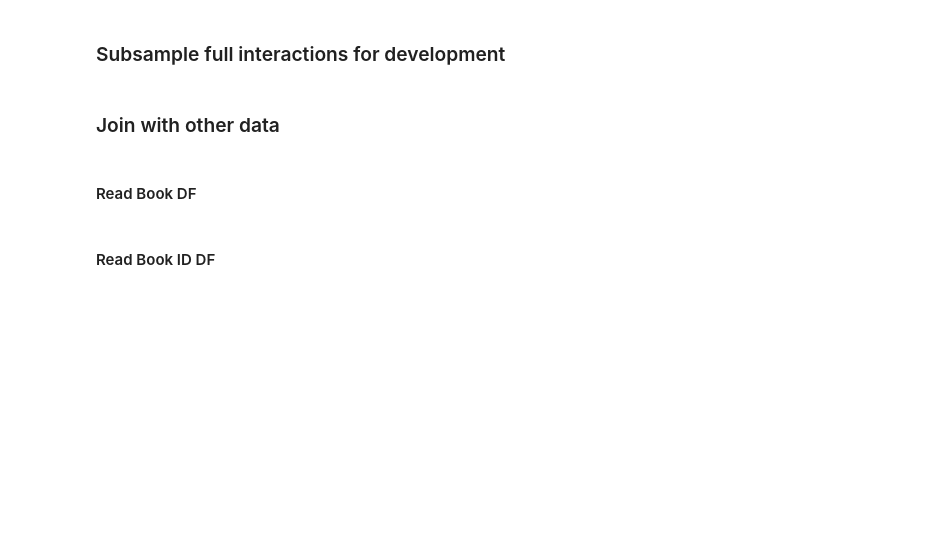
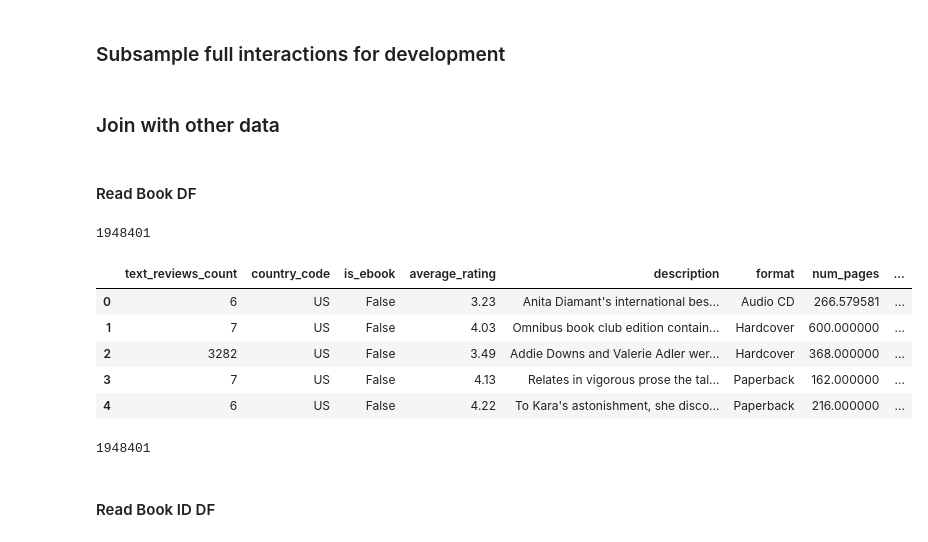
Before and after one commit to kedarthakkar/book_embeddings, a Jupyter notebook: notebooks/book_embeddings.ipynb, the cells around one changed output. Cells and saved outputs as stored; diff of their text form; code cells hidden in the pictures; blank space fills up the shorter version.

```diff
--- a/notebooks/book_embeddings.ipynb
+++ b/notebooks/book_embeddings.ipynb
@@ -90,9 +90,24 @@ book_df = create_book_df(full_data)
 # %%
 book_df.to_csv('book_df.csv')
 # %%
-book_df = pd.read_csv('full_book_df.csv')
+book_df = pd.read_csv('../data/full_book_df.csv')
 # %%
 len(book_df)
+# %% [output]
+1948401
+# %%
+book_df.head()
+# %% [output]
+|  | text_reviews_count | country_code | is_ebook | average_rating | description | format | num_pages | ... |
+| 0 | 6 | US | False | 3.23 | Anita Diamant's international bes... | Audio CD | 266.579581 | ... |
+| 1 | 7 | US | False | 4.03 | Omnibus book club edition contain... | Hardcover | 600.000000 | ... |
+| 2 | 3282 | US | False | 3.49 | Addie Downs and Valerie Adler wer... | Hardcover | 368.000000 | ... |
+| 3 | 7 | US | False | 4.13 | Relates in vigorous prose the tal... | Paperback | 162.000000 | ... |
+| 4 | 6 | US | False | 4.22 | To Kara's astonishment, she disco... | Paperback | 216.000000 | ... |
+# %%
+len(book_df['book_id'].unique())
+# %% [output]
+1948401
 # %%
 book_df.eq('').any()
 # %%
```
Also changed, not shown: parts of 12 cells of this notebook, 6 other files.
